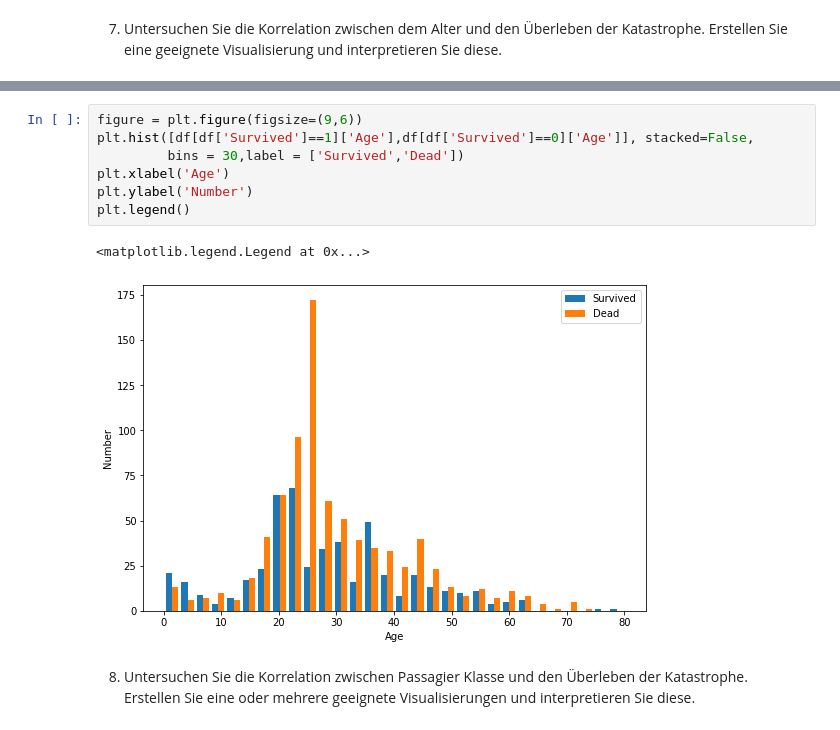
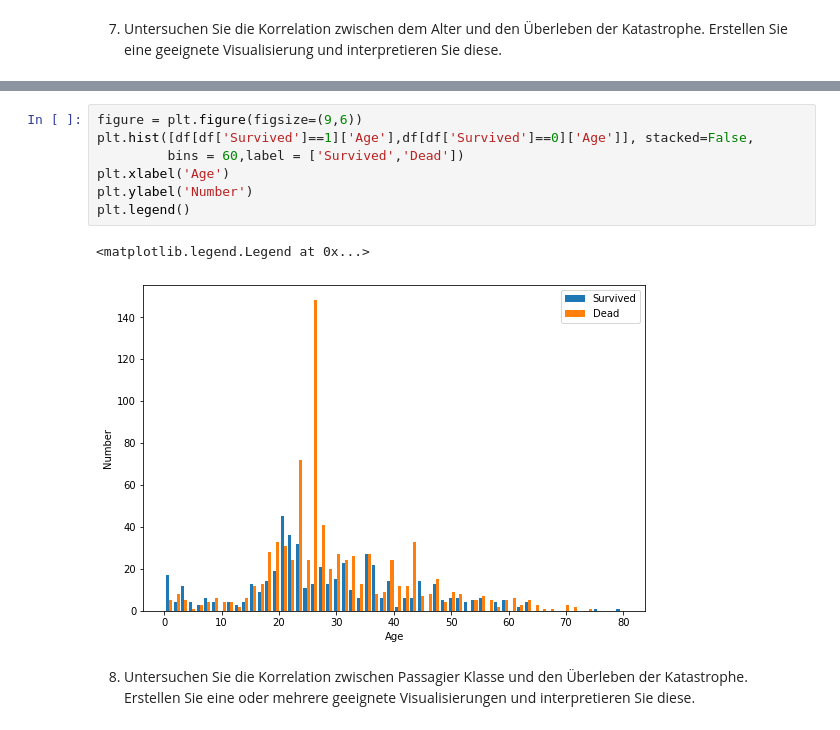
Before and after one commit to julianfbeck/ML-Uebungen, a Jupyter notebook: Aufgabenblatt 2/Exploratory data analysis - Titanic Dataset - Exercises.ipynb, the cells around one changed output, grey strips where cells are left out. Saved outputs shown, nothing was run; the diff lists cells and outputs as text.

```diff
--- a/Aufgabenblatt 2/Exploratory data analysis - Titanic Dataset - Exercises.ipynb
+++ b/Aufgabenblatt 2/Exploratory data analysis - Titanic Dataset - Exercises.ipynb
@@ -529,13 +529,13 @@ fig.tight_layout()
 # %%
 figure = plt.figure(figsize=(9,6))
 plt.hist([df[df['Survived']==1]['Age'],df[df['Survived']==0]['Age']], stacked=False,
-         bins = 30,label = ['Survived','Dead'])
+         bins = 60,label = ['Survived','Dead'])
 plt.xlabel('Age')
 plt.ylabel('Number')
 plt.legend()
 # %% [output]
 <matplotlib.legend.Legend at 0x...>
-[figure, old version]
+[figure, new version]
 # %% [markdown]
 8) Untersuchen Sie die Korrelation zwischen Passagier Klasse und den Überleben der Katastrophe. Erstellen Sie eine oder mehrere geeignete Visualisierungen und interpretieren Sie diese.
 # %%
```
Also changed, not shown: parts of 2 cells of this notebook, 1 other file.
